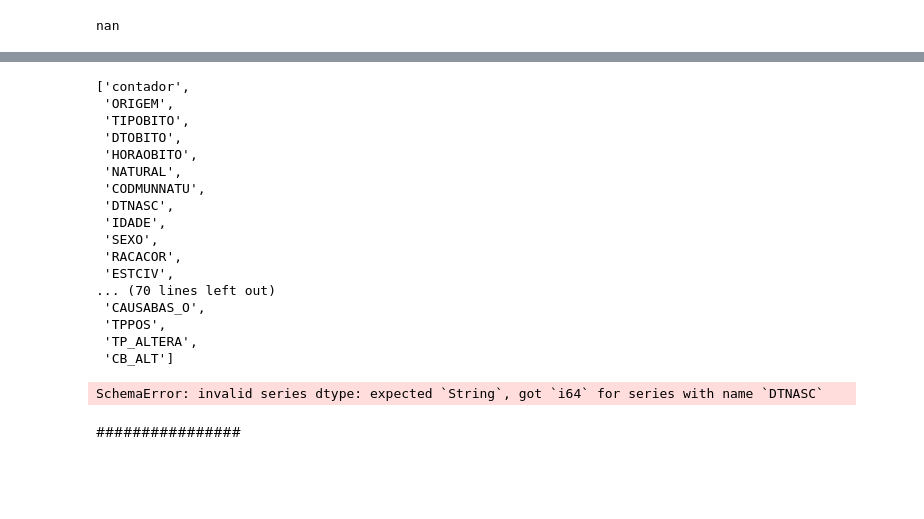
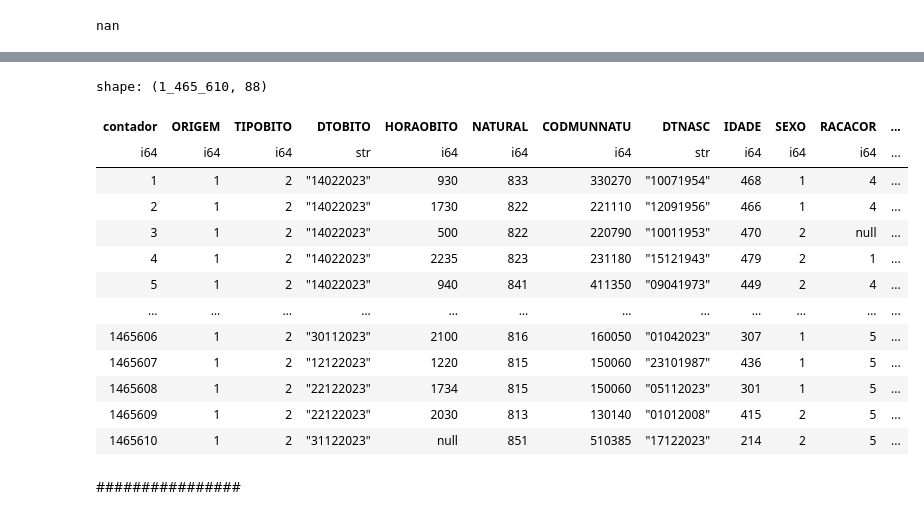
Before and after one commit to arturbernardo/data_sus, a Jupyter notebook: obitos_cid_datasus.ipynb, the cells around one changed output, grey strips where cells are left out. Saved outputs shown, nothing was run; the diff lists cells and outputs as text; code cells hidden in the pictures; blank space fills up the shorter version.

```diff
--- a/obitos_cid_datasus.ipynb
+++ b/obitos_cid_datasus.ipynb
@@ -48,4 +48,9 @@ nan
 # %%
 path = "/content/mortalidade_2023.csv"
 
-mortalidade_2023 = pl.scan_csv(path, separator=";")
+mortalidade_2023 = pl.read_csv(path, separator=";", schema_overrides={"DTNASC": pl.String, "DTOBITO": pl.String})
+# %%
+mortalidade_2023 = mortalidade_2023.with_columns(
+    pl.col("DTNASC").str.strptime(pl.Date, "%d%m%Y").alias("DTNASC_CONV"),
+    pl.col("DTOBITO").str.strptime(pl.Date, "%d%m%Y").alias("DTOBITO_CONV"),
+)
@@ -52,27 +77,20 @@ mortalidade_2023 = pl.scan_csv(path, separator=";")
 # %%
-mortalidade_2023.columns
+mortalidade_2023
 # %% [output]
-['contador',
- 'ORIGEM',
- 'TIPOBITO',
- 'DTOBITO',
- 'HORAOBITO',
- 'NATURAL',
- 'CODMUNNATU',
- 'DTNASC',
- 'IDADE',
- 'SEXO',
- 'RACACOR',
- 'ESTCIV',
-... (70 lines left out)
- 'CAUSABAS_O',
- 'TPPOS',
- 'TP_ALTERA',
- 'CB_ALT']
+shape: (1_465_610, 88)
+| contador | ORIGEM | TIPOBITO | DTOBITO | HORAOBITO | NATURAL | CODMUNNATU | DTNASC | IDADE | SEXO | RACACOR | ... |
+| i64 | i64 | i64 | str | i64 | i64 | i64 | str | i64 | i64 | i64 | ... |
+| 1 | 1 | 2 | "14022023" | 930 | 833 | 330270 | "10071954" | 468 | 1 | 4 | ... |
+| 2 | 1 | 2 | "14022023" | 1730 | 822 | 221110 | "12091956" | 466 | 1 | 4 | ... |
+| 3 | 1 | 2 | "14022023" | 500 | 822 | 220790 | "10011953" | 470 | 2 | null | ... |
+| 4 | 1 | 2 | "14022023" | 2235 | 823 | 231180 | "15121943" | 479 | 2 | 1 | ... |
+| 5 | 1 | 2 | "14022023" | 940 | 841 | 411350 | "09041973" | 449 | 2 | 4 | ... |
+| … | … | … | … | … | … | … | … | … | … | … | ... |
+| 1465606 | 1 | 2 | "30112023" | 2100 | 816 | 160050 | "01042023" | 307 | 1 | 5 | ... |
+| 1465607 | 1 | 2 | "12122023" | 1220 | 815 | 150060 | "23101987" | 436 | 1 | 5 | ... |
+| 1465608 | 1 | 2 | "22122023" | 1734 | 815 | 150060 | "05112023" | 301 | 1 | 5 | ... |
+| 1465609 | 1 | 2 | "22122023" | 2030 | 813 | 130140 | "01012008" | 415 | 2 | 5 | ... |
+| 1465610 | 1 | 2 | "31122023" | null | 851 | 510385 | "17122023" | 214 | 2 | 5 | ... |
-# %%
-mortalidade_2023 = mortalidade_2023.with_columns(pl.col("DTNASC").str.to_date("%d-%m-%Y"))
-# %% [output]
-SchemaError: invalid series dtype: expected `String`, got `i64` for series with name `DTNASC`
 # %% [markdown]
 ################
 # %%
```
Also changed, not shown: parts of 2 cells of this notebook.
